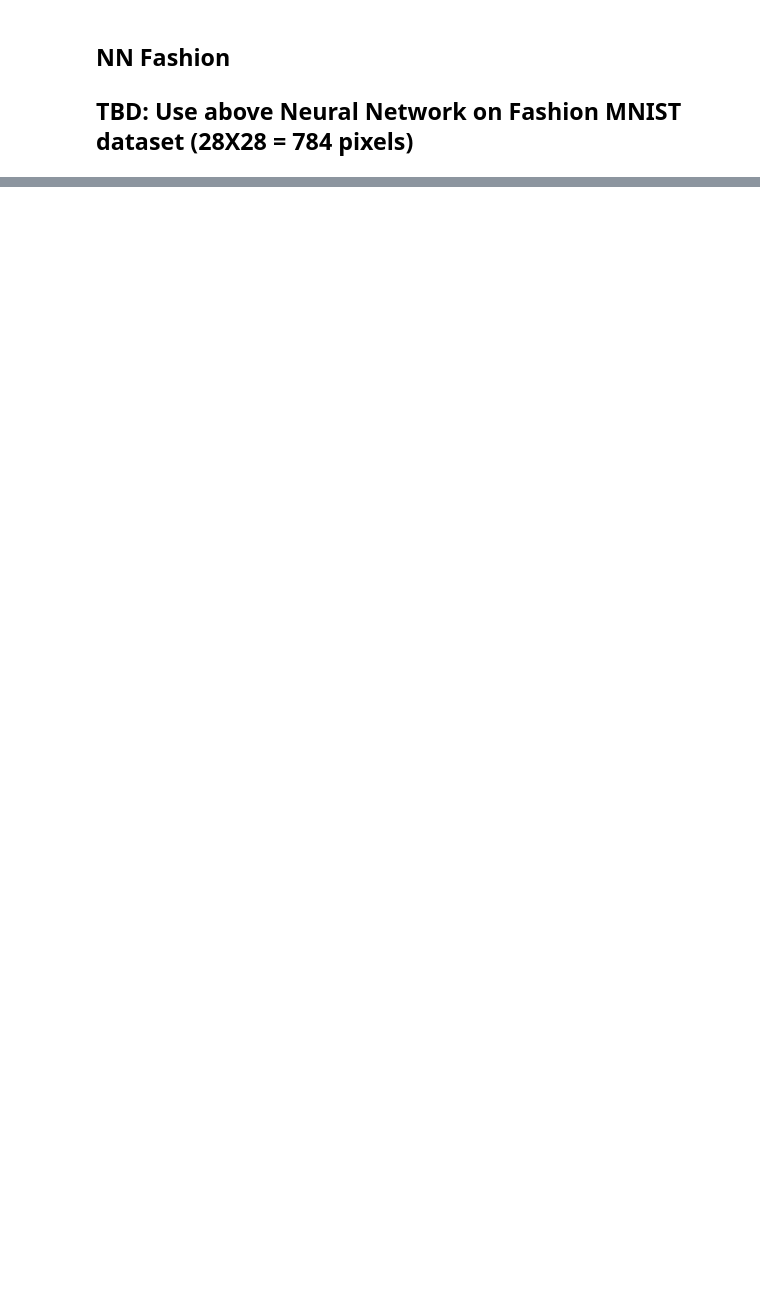
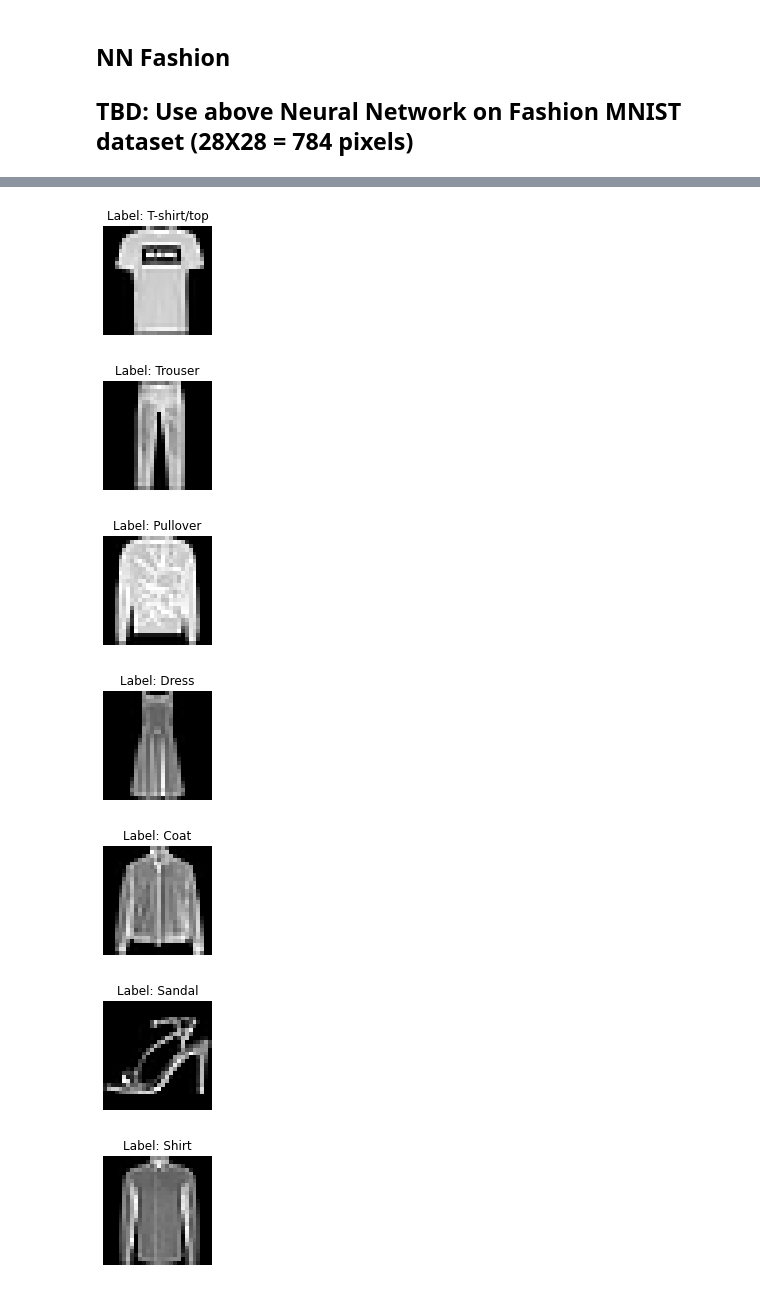
Before and after one commit to dchipping/pml, a Jupyter notebook: course/Problem026_NNLibrary/026.ipynb, the cells around one changed output, grey strips where cells are left out. Saved outputs shown, nothing was run; the diff lists cells and outputs as text; code cells hidden in the pictures; blank space fills up the shorter version.

```diff
--- a/course/Problem026_NNLibrary/026.ipynb
+++ b/course/Problem026_NNLibrary/026.ipynb
@@ -85,0 +161,43 @@ from keras.datasets import fashion_mnist
+# %%
+import matplotlib.pyplot as plt
+
+#TBD View the images (clothing types) and their labels
+clothes = {
+    0:'T-shirt/top',
+    1:'Trouser',
+    2:'Pullover',
+    3:'Dress',
+    4:'Coat',
+    5:'Sandal',
+    6:'Shirt',
+    7:'Sneaker',
+    8:'Bag',
+    9:'Ankle boot',
+}
+
+def show_image(image, label):
+    plt.figure(figsize=(3,2))
+    plt.axis('off')
+    plt.imshow(image, cmap='gray')
+    plt.title('Label: %s' % clothes[label])
+    plt.show()
+
+images = []
+counter = 0
+for i in range(len(X_train)):
+    if counter == 10:
+        break
+    elif y_train[i] == counter:
+        images.append(X_train[i])
+        counter+=1
+
+for j in range(10):
+    show_image(images[j], j)
+# %% [output]
+[figure, added]
+[figure, added]
+[figure, added]
+[figure, added]
+[figure, added]
+[figure, added]
+[figure, added]
```
Also changed, not shown: parts of 5 cells of this notebook.
